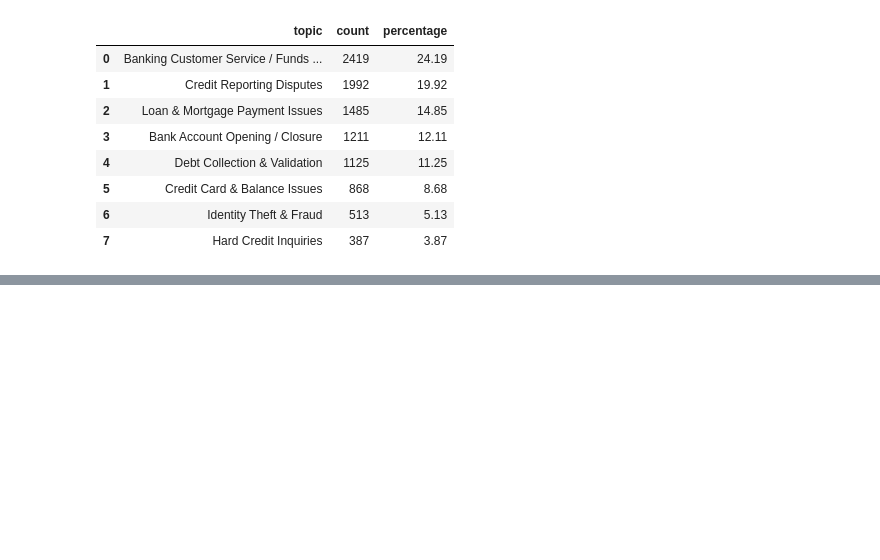
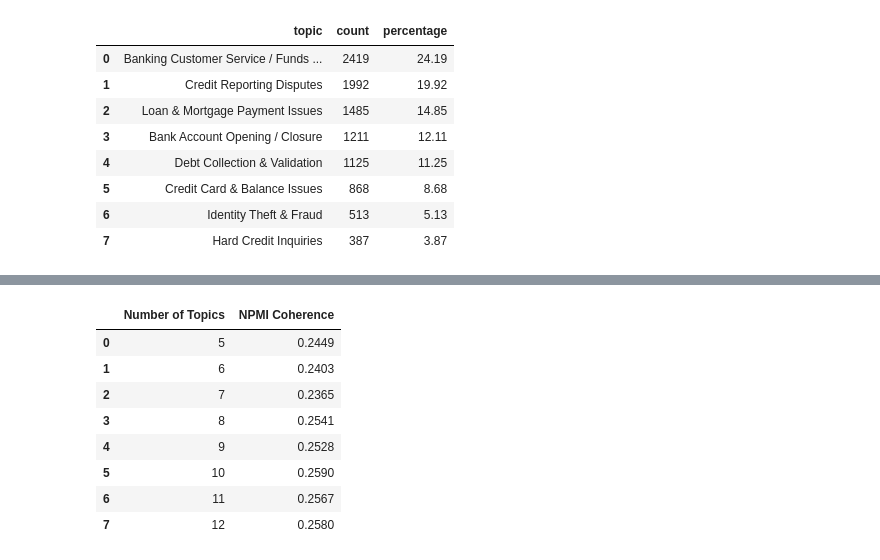
Before and after one commit to zyad07/consumer-complaints-topic-analysis, a Jupyter notebook: 02_tfidf_nmf.ipynb, the cells around one changed output, grey strips where cells are left out. Saved outputs shown, nothing was run; the diff lists cells and outputs as text; code cells hidden in the pictures; blank space fills up the shorter version.

```diff
--- a/02_tfidf_nmf.ipynb
+++ b/02_tfidf_nmf.ipynb
@@ -237,0 +349,79 @@ NMF results saved successfully.
+# %%
+from itertools import combinations
+import numpy as np
+import pandas as pd
+
+# Binary document-term matrix:
+# 1 = word appears in complaint, 0 = does not appear
+binary_matrix = (tfidf_matrix > 0).astype(int)
+n_docs = binary_matrix.shape[0]
+
+def npmi_coherence(model, feature_names, binary_matrix, top_n=10):
+    topic_scores = []
+
+    for topic in model.components_:
+        top_indices = topic.argsort()[-top_n:][::-1]
+        pair_scores = []
+
+        for i, j in combinations(top_indices, 2):
+            count_i = binary_matrix[:, i].sum()
+            count_j = binary_matrix[:, j].sum()
+            count_ij = binary_matrix[:, i].multiply(
+                binary_matrix[:, j]
+            ).sum()
+
+            if count_ij == 0:
+                continue
+
+            p_i = count_i / n_docs
+            p_j = count_j / n_docs
+            p_ij = count_ij / n_docs
+
+            pmi = np.log(p_ij / (p_i * p_j))
+            npmi = pmi / (-np.log(p_ij))
+
+            pair_scores.append(npmi)
+
+        if pair_scores:
+            topic_scores.append(np.mean(pair_scores))
+
+    return np.mean(topic_scores)
+
+
+coherence_results = []
+
+for k in range(5, 13):
+    model = NMF(
+        n_components=k,
+        init="nndsvda",
+        random_state=42,
+        max_iter=500
+    )
+
+    model.fit(tfidf_matrix)
+
+    score = npmi_coherence(
+        model,
+        feature_names,
+        binary_matrix,
+        top_n=10
+    )
+
+    coherence_results.append({
+        "Number of Topics": k,
+        "NPMI Coherence": score
+    })
+
+coherence_df = pd.DataFrame(coherence_results)
+
+display(coherence_df.round(4))
+# %% [output]
+|  | Number of Topics | NPMI Coherence |
+| 0 | 5 | 0.2449 |
+| 1 | 6 | 0.2403 |
+| 2 | 7 | 0.2365 |
+| 3 | 8 | 0.2541 |
+| 4 | 9 | 0.2528 |
+| 5 | 10 | 0.2590 |
+| 6 | 11 | 0.2567 |
+| 7 | 12 | 0.2580 |
```
Also changed, not shown: parts of 10 cells of this notebook.
